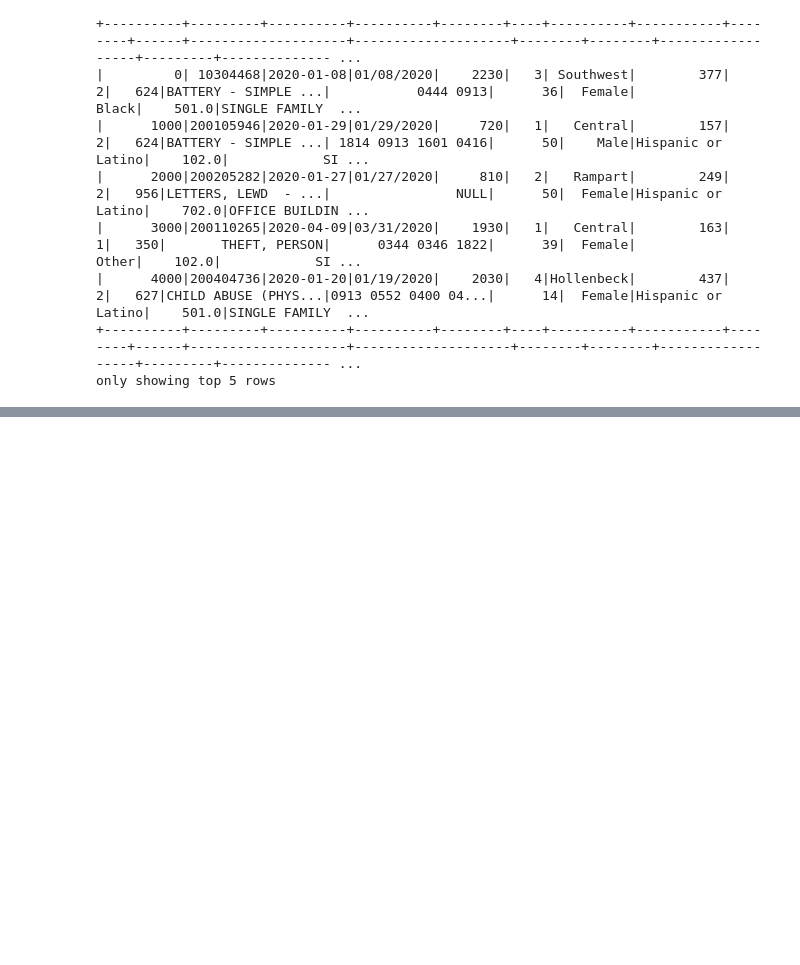
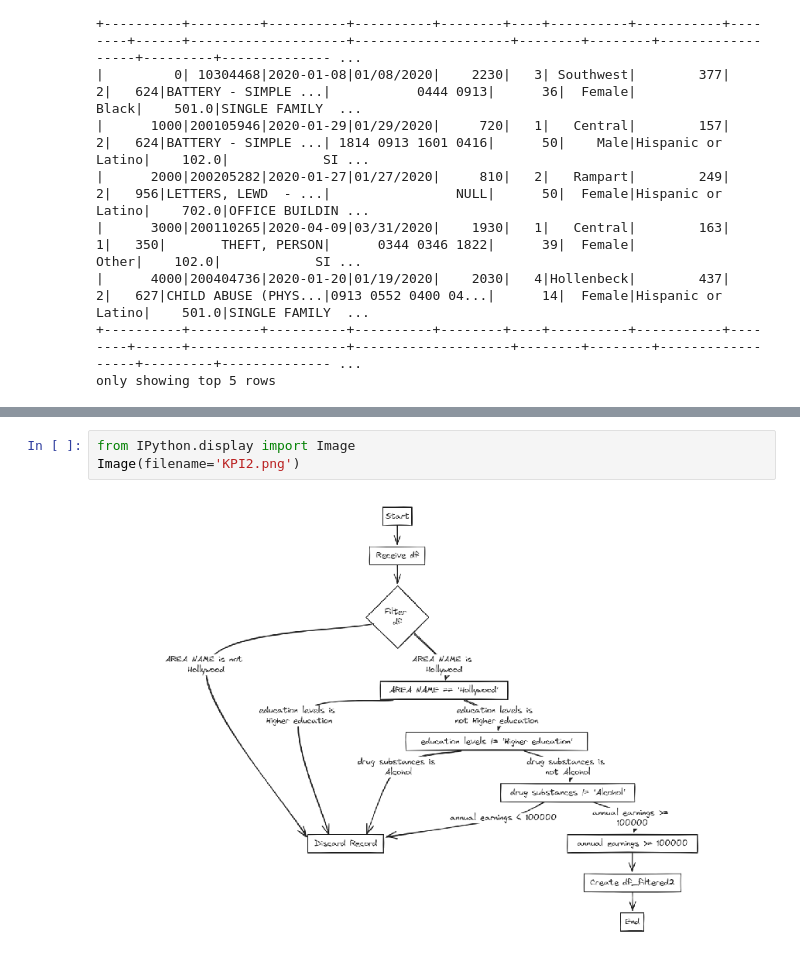
Before and after one commit to SzymonBal/Crime_Data_Werehouse, a Jupyter notebook: TIME_SERIES.ipynb, the cells around one changed output, grey strips where cells are left out. Drawn from its saved outputs; the diff is of its cells as text; blank space fills up the shorter version.

```diff
--- a/TIME_SERIES.ipynb
+++ b/TIME_SERIES.ipynb
@@ -579,0 +266,5 @@ plt.show()
+# %%
+from IPython.display import Image
+Image(filename='KPI2.png')
+# %% [output]
+[figure, added]
```
Also changed, not shown: parts of 37 cells of this notebook, 3 other files.
